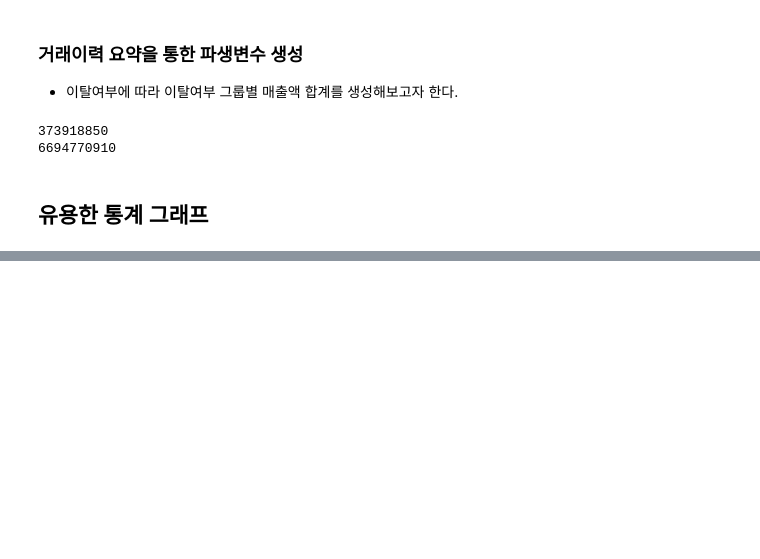
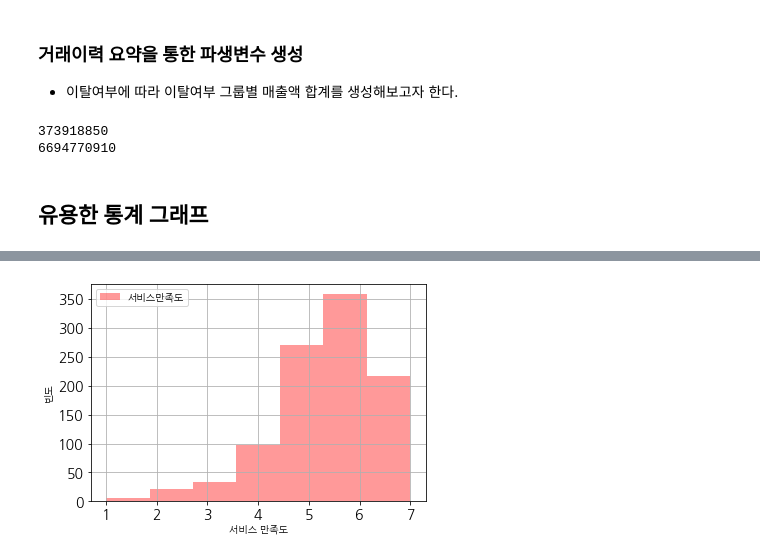
Before and after one commit to OH1107/self_study, a Jupyter notebook: training/4장_데이터_전처리_및_기초분석.ipynb, the cells around one changed output, grey strips where cells are left out. Saved outputs shown, nothing was run; the diff lists cells and outputs as text; code cells hidden in the pictures; blank space fills up the shorter version.

```diff
--- a/training/4장_데이터_전처리_및_기초분석.ipynb
+++ b/training/4장_데이터_전처리_및_기초분석.ipynb
@@ -239,0 +248,27 @@ print(sum(Non_churn_customer.총_매출액))
+# %%
+import matplotlib as mpl
+import matplotlib.pyplot as plt
+import matplotlib.font_manager as fm
+import matplotlib.gridspec as gridspec
+
+fontpath = '/usr/share/fonts/truetype/nanum/NanumBarunGothic.ttf'
+font = fm.FontProperties(fname=fontpath, size=9)
+plt.rc('font', family='NanumBarunGothic')
+mpl.font_manager._rebuild()
+mpl.pyplot.rc('font', family='NanumGothic')
+fm._rebuild()
+
+mpl.rcParams['axes.unicode_minus'] = False
+# %%
+%matplotlib inline
+plt.hist(df['서비스_만족도'], alpha=0.4, bins=7, rwidth=1, color='red', label='서비스만족도')
+
+plt.legend()
+plt.grid()
+plt.xlabel('서비스 만족도')
+plt.ylabel('빈도')
+plt.xticks(fontsize=14) #글씨 크기설정
+plt.yticks(fontsize=14) #글씨 크기설정
+plt.show()
+# %% [output]
+[figure, added]
```
Also changed, not shown: parts of 9 cells of this notebook.
